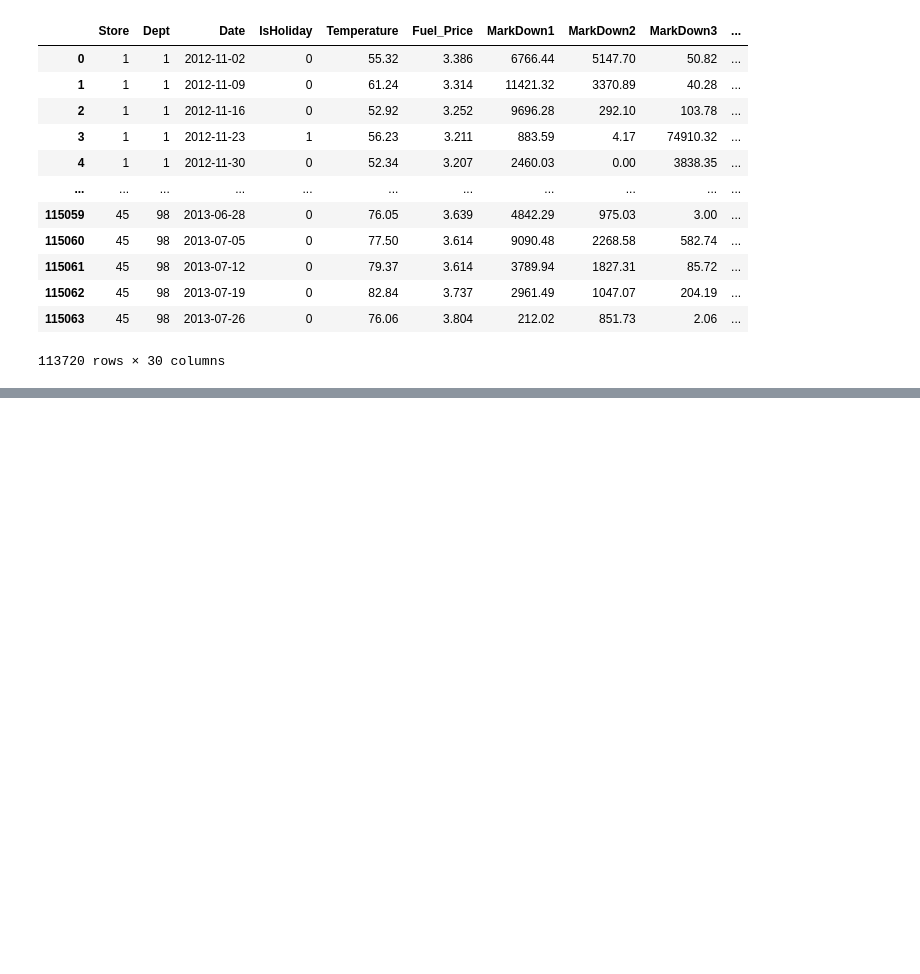
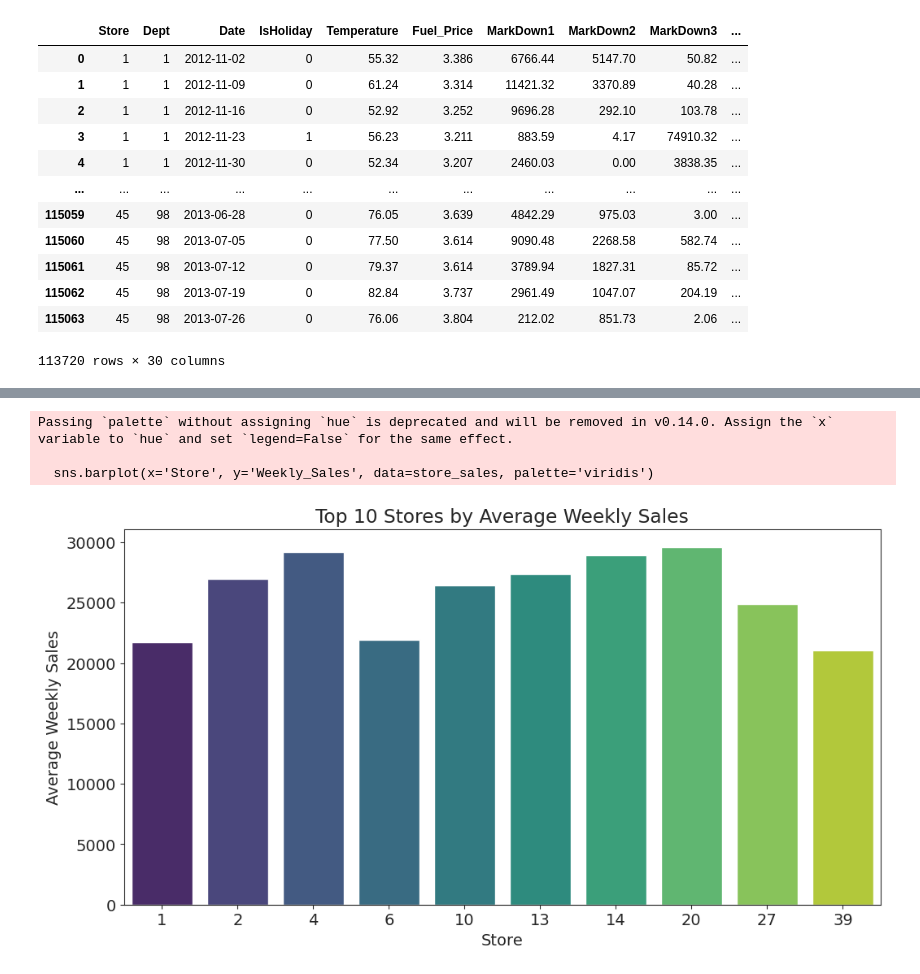
Before and after one commit to Imran1hp/Walmart_sales_prediction, a Jupyter notebook: Walmart_Sales_Prediction.ipynb, the cells around one changed output, grey strips where cells are left out. Drawn from its saved outputs; the diff is of its cells as text; code cells hidden in the pictures; blank space fills up the shorter version.

Commit message:
plot top store vs weekly average sale graph and dept and average weekly sales graph and find out top 10 store and department

```diff
--- a/Walmart_Sales_Prediction.ipynb
+++ b/Walmart_Sales_Prediction.ipynb
@@ -506,0 +488,19 @@ merged_test_df.describe().transpose()
+# %%
+def stores_ranks(df,bottom):
+  store_sales = df.groupby('Store')['Weekly_Sales'].mean().reset_index()
+  store_sales = store_sales.sort_values('Weekly_Sales', ascending=bottom).head(10)
+
+  plt.figure(figsize=(12, 6))
+  sns.barplot(x='Store', y='Weekly_Sales', data=store_sales, palette='viridis')
+  plt.xlabel('Store')
+  plt.ylabel('Average Weekly Sales')
+  plt.title('Top 10 Stores by Average Weekly Sales')
+  plt.xticks(rotation=0)
+  plt.show()
+# %%
+stores_ranks(merged_df,False)
+# %% [output]
+Passing `palette` without assigning `hue` is deprecated and will be removed in v0.14.0. Assign the `x` variable to `hue` and set `legend=False` for the same effect.
+
+  sns.barplot(x='Store', y='Weekly_Sales', data=store_sales, palette='viridis')
+[figure, added]
```
Also changed, not shown: parts of 10 cells of this notebook.
